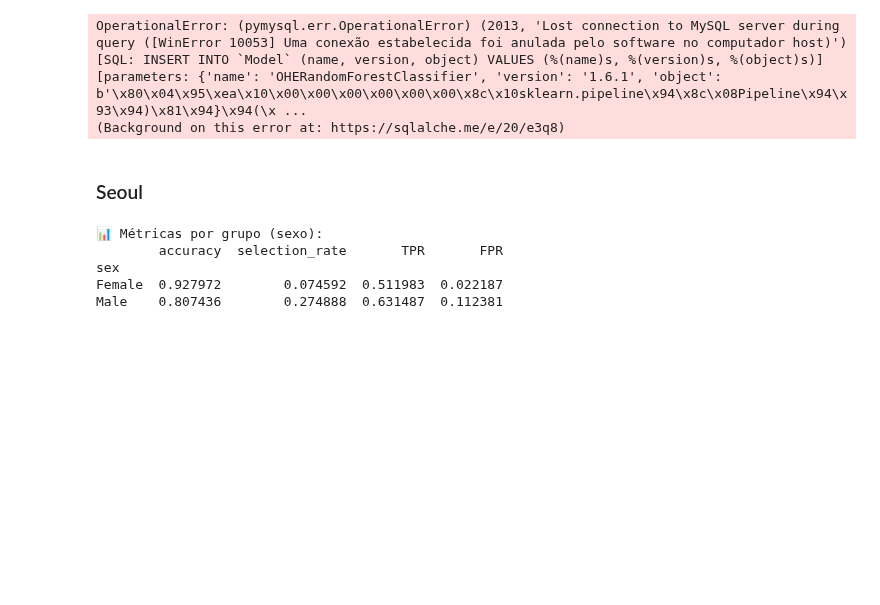
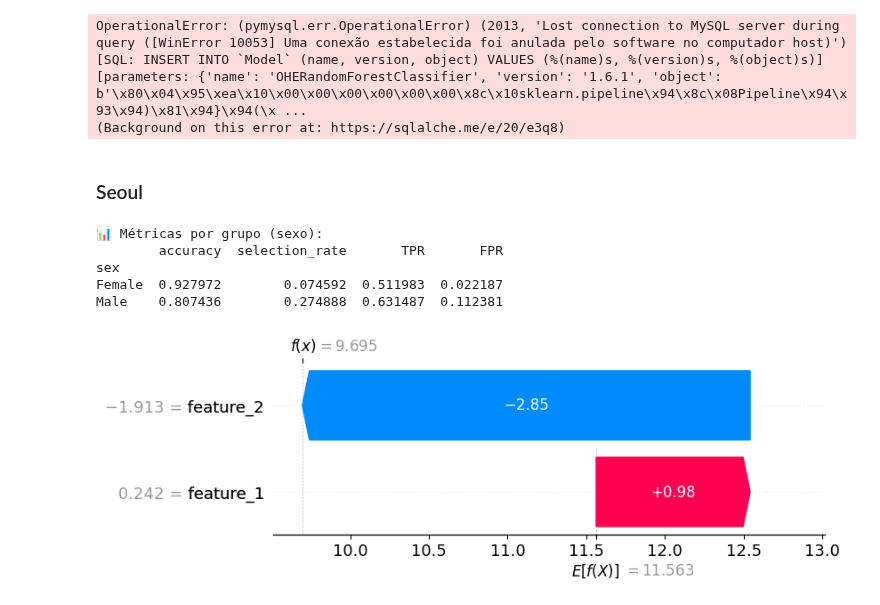
Before and after one commit to vinicius-alves/Sistemas-de-Observabilidade-para-AM, a Jupyter notebook: Aplicação/teste.ipynb, the cells around one changed output. Cells and saved outputs as stored; diff of their text form; code cells hidden in the pictures; blank space fills up the shorter version.

```diff
--- a/Aplicação/teste.ipynb
+++ b/Aplicação/teste.ipynb
@@ -302,3 +302,46 @@ fig.show()
 sex
 Female  0.927972        0.074592  0.511983  0.022187
 Male    0.807436        0.274888  0.631487  0.112381
+# %%
+import numpy as np
+import pandas as pd
+from sklearn.ensemble import IsolationForest
+import shap
+import matplotlib.pyplot as plt
+import seaborn as sns
+
+# 1. Gerar dados sintéticos
+np.random.seed(42)
+n_normal = 200
+n_outliers = 10
+
+# Variáveis normais
+X_normal = np.random.normal(loc=0, scale=1, size=(n_normal, 2))
+
+# Outliers artificiais
+X_outliers = np.random.uniform(low=6, high=8, size=(n_outliers, 2))
+
+# Combine
+X_all = np.vstack((X_normal, X_outliers))
+df = pd.DataFrame(X_all, columns=["feature_1", "feature_2"])
+
+# 2. Treinar Isolation Forest
+clf = IsolationForest(random_state=42)
+clf.fit(df)
+
+# 3. Predizer e encontrar um outlier
+preds = clf.predict(df)   # -1 = outlier, 1 = inlier
+df["prediction"] = preds
+
+# Vamos pegar o primeiro outlier detectado
+outlier_index = df[df["prediction"] == -1].index[0]
+x_outlier = df.loc[outlier_index, ["feature_1", "feature_2"]]
+
+# 4. Usar SHAP para explicar o porquê
+explainer = shap.Explainer(clf, df[["feature_1", "feature_2"]])
+shap_values = explainer(df[["feature_1", "feature_2"]])
+
+# Mostrar a explicação com gráfico
+shap.plots.waterfall(shap_values[outlier_index])
+# %% [output]
+[figure, added]
```
Also changed, not shown: 7 other files.
